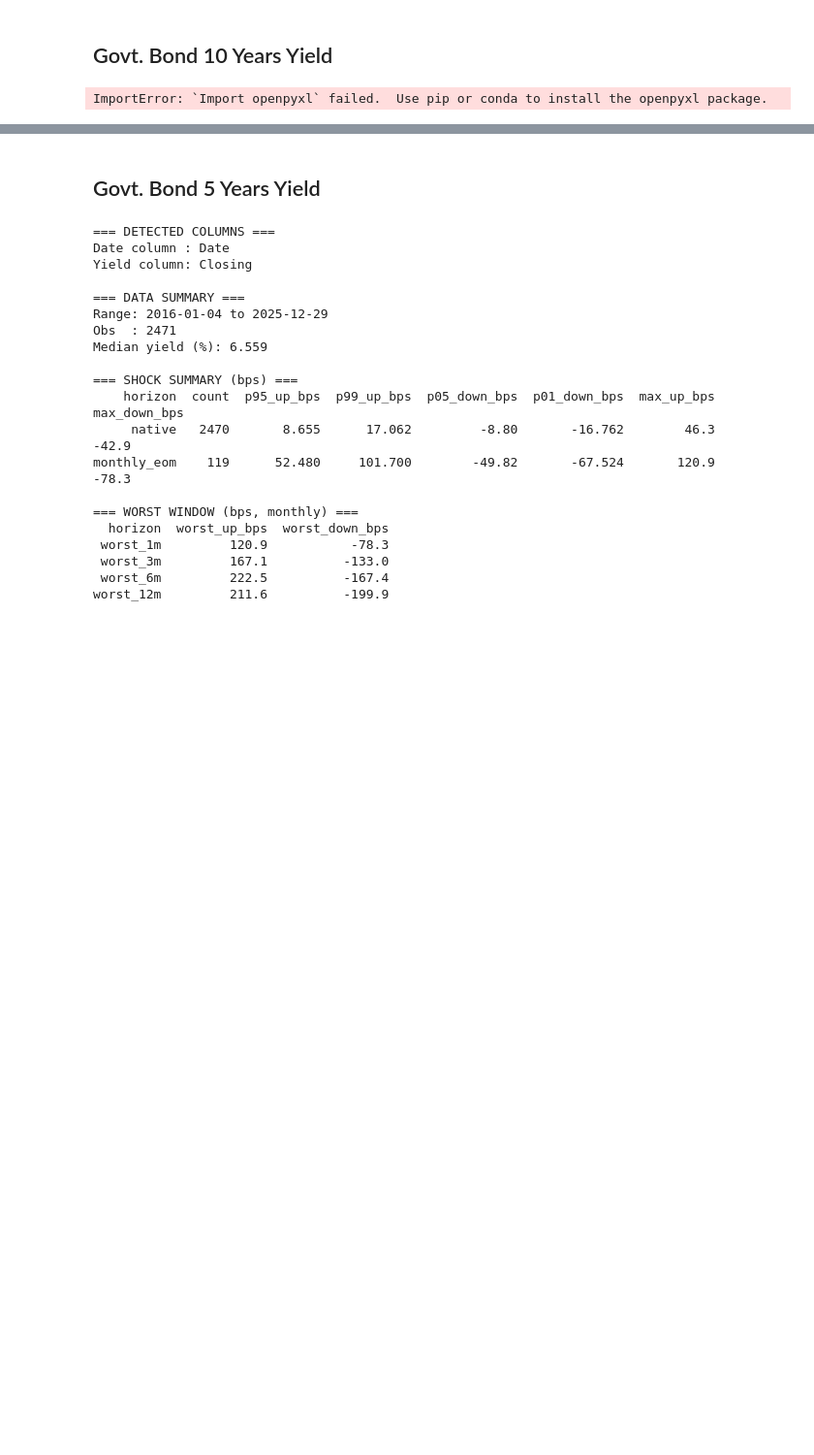
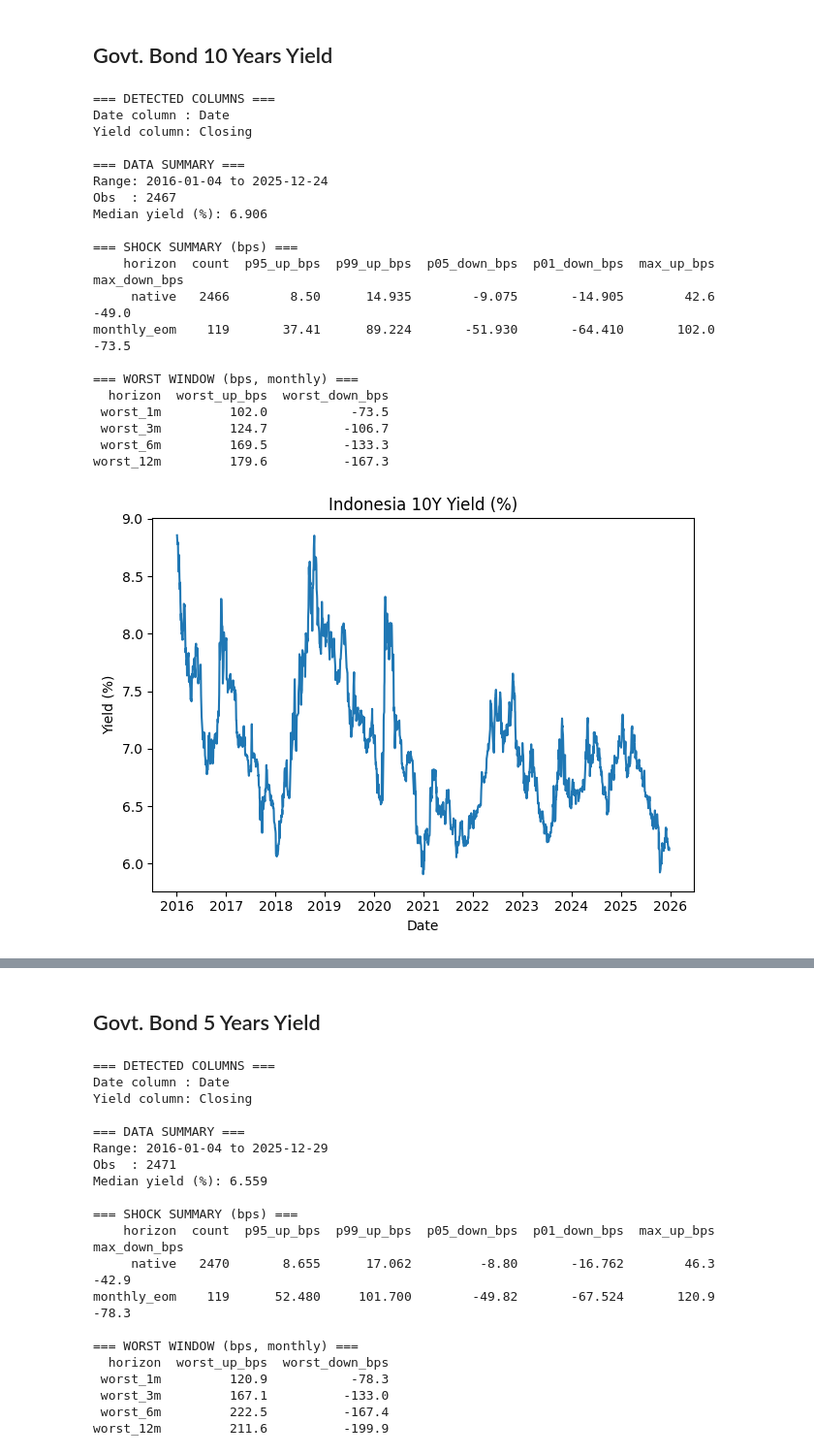
Before and after one commit to iqbaltanjung97/VaR, a Jupyter notebook: CP2026_rates.ipynb, the cells around one changed output, grey strips where cells are left out. Shown at 97% size. Cells and saved outputs as stored; diff of their text form; code cells hidden in the pictures; blank space fills up the shorter version.

```diff
--- a/CP2026_rates.ipynb
+++ b/CP2026_rates.ipynb
@@ -113,7 +113,7 @@ df["y_pct"] = df["y_dec"] * 100.0
 df["dy_dec"] = df["y_dec"].diff()
 
 # Monthly end-of-month series
-m = df.set_index("date")["y_dec"].resample("M").last().dropna()
+m = df.set_index("date")["y_dec"].resample("ME").last().dropna()
 dm = m.diff()
 
 # Worst k-month window (monthly)
@@ -150,31 +150,51 @@ print(summary.to_string(index=False))
 print("\n=== WORST WINDOW (bps, monthly) ===")
 print(worst_df.to_string(index=False))
 
 # -------------------------
 # Outputs (audit trail)
 # -------------------------
 df_out = df[["date", "y_pct", "y_dec"]].copy()
 df_out.to_csv("10y_yield_clean.csv", index=False)
 summary.to_csv("10y_yield_shock_summary.csv", index=False)
 worst_df.to_csv("10y_yield_worst_windows.csv", index=False)
 
 # -------------------------
 # Plots
 # -------------------------
 plt.figure()
 plt.plot(df["date"], df["y_pct"])
 plt.title("Indonesia 10Y Yield (%)")
 plt.xlabel("Date")
 plt.ylabel("Yield (%)")
 plt.tight_layout()
 plt.show()
 
 plt.figure()
 plt.hist(to_bps(df["dy_dec"].dropna()), bins=40)
 plt.title("Distribution of Yield Changes (native, bps)")
 plt.xlabel("Δy (bps)")
 plt.ylabel("Frequency")
 plt.tight_layout()
 plt.show()
 # %% [output]
-ImportError: `Import openpyxl` failed.  Use pip or conda to install the openpyxl package.
+=== DETECTED COLUMNS ===
+Date column : Date
+Yield column: Closing
+
+=== DATA SUMMARY ===
+Range: 2016-01-04 to 2025-12-24
+Obs  : 2467
+Median yield (%): 6.906
+
+=== SHOCK SUMMARY (bps) ===
+    horizon  count  p95_up_bps  p99_up_bps  p05_down_bps  p01_down_bps  max_up_bps  max_down_bps
+     native   2466        8.50      14.935        -9.075       -14.905        42.6         -49.0
+monthly_eom    119       37.41      89.224       -51.930       -64.410       102.0         -73.5
+
+=== WORST WINDOW (bps, monthly) ===
+  horizon  worst_up_bps  worst_down_bps
+ worst_1m         102.0           -73.5
+ worst_3m         124.7          -106.7
+ worst_6m         169.5          -133.3
+worst_12m         179.6          -167.3
+[figure, added]
```
Also changed, not shown: parts of 4 cells of this notebook, 3 other files.
